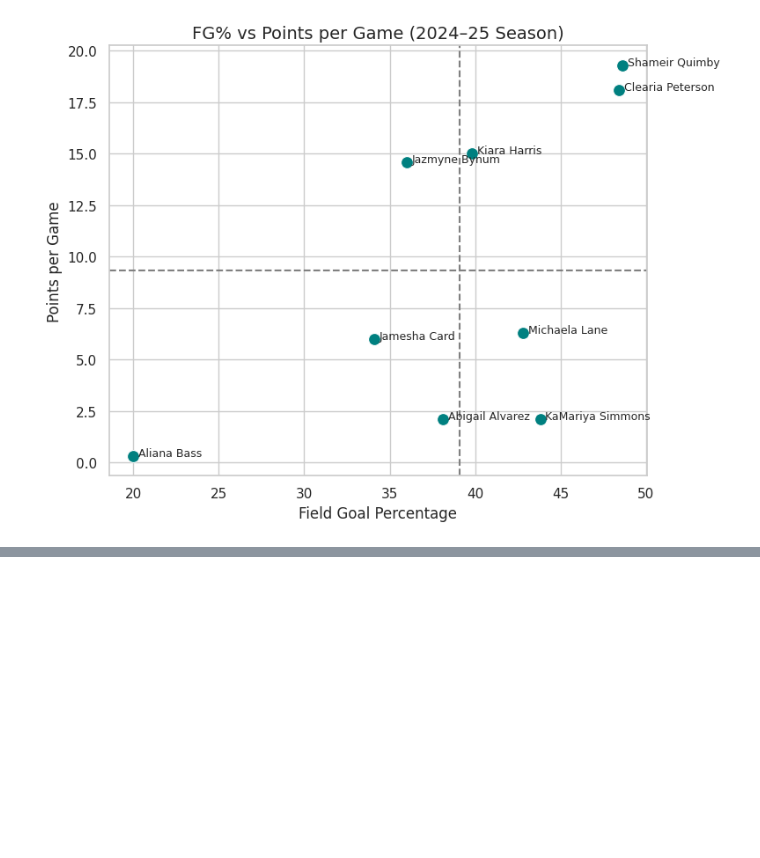
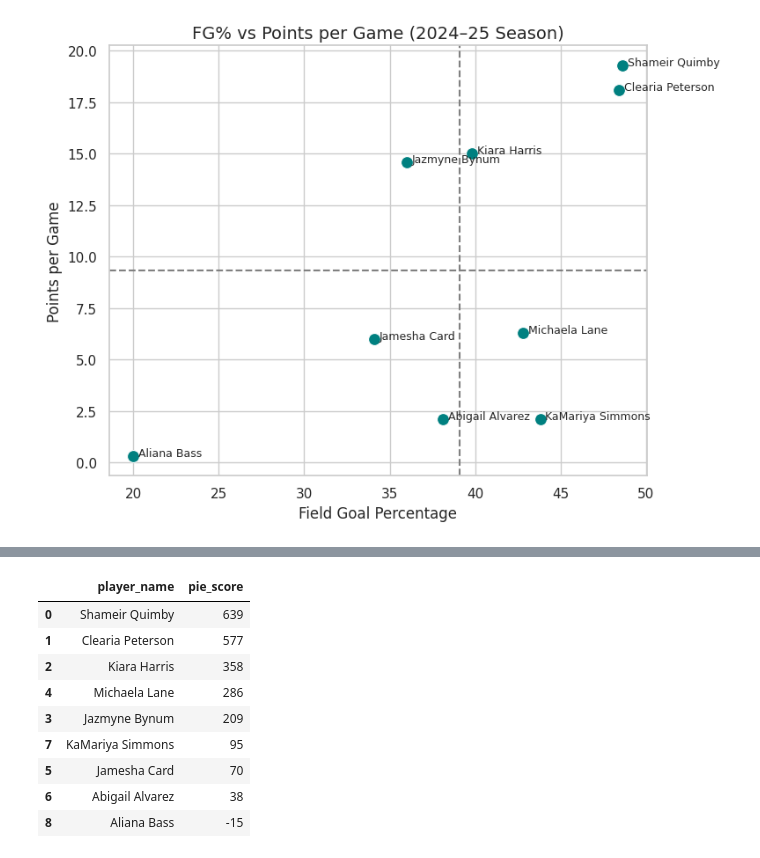
Before and after one commit to MiamiCrypto/Sports-Analytics-, a Jupyter notebook: WBB_2024_25_Season.ipynb, the cells around one changed output, grey strips where cells are left out. Cells and saved outputs as stored; diff of their text form; code cells hidden in the pictures; blank space fills up the shorter version.

```diff
--- a/WBB_2024_25_Season.ipynb
+++ b/WBB_2024_25_Season.ipynb
@@ -1216,0 +1190,30 @@ plt.show()
+# %%
+# Calculate simplified PIE (Player Impact Estimate)
+df['pie_score'] = (
+    df['pts'] +
+    df['fg'] +
+    df['ft'] -
+    df['fga'] -
+    df['fta'] +
+    df['defr'] +
+    df['offr'] +
+    df['assist'] +
+    df['stl'] +
+    df['blk'] -
+    df['pfoul'] -
+    df['turnovers']
+)
+
+# Display ranked PIE scores
+df[['player_name', 'pie_score']].sort_values(by='pie_score', ascending=False).round(1)
+# %% [output]
+|  | player_name | pie_score |
+| 0 | Shameir Quimby | 639 |
+| 1 | Clearia Peterson | 577 |
+| 2 | Kiara Harris | 358 |
+| 4 | Michaela Lane | 286 |
+| 3 | Jazmyne Bynum | 209 |
+| 7 | KaMariya Simmons | 95 |
+| 5 | Jamesha Card | 70 |
+| 6 | Abigail Alvarez | 38 |
+| 8 | Aliana Bass | -15 |
```
Also changed, not shown: parts of 14 cells of this notebook.
